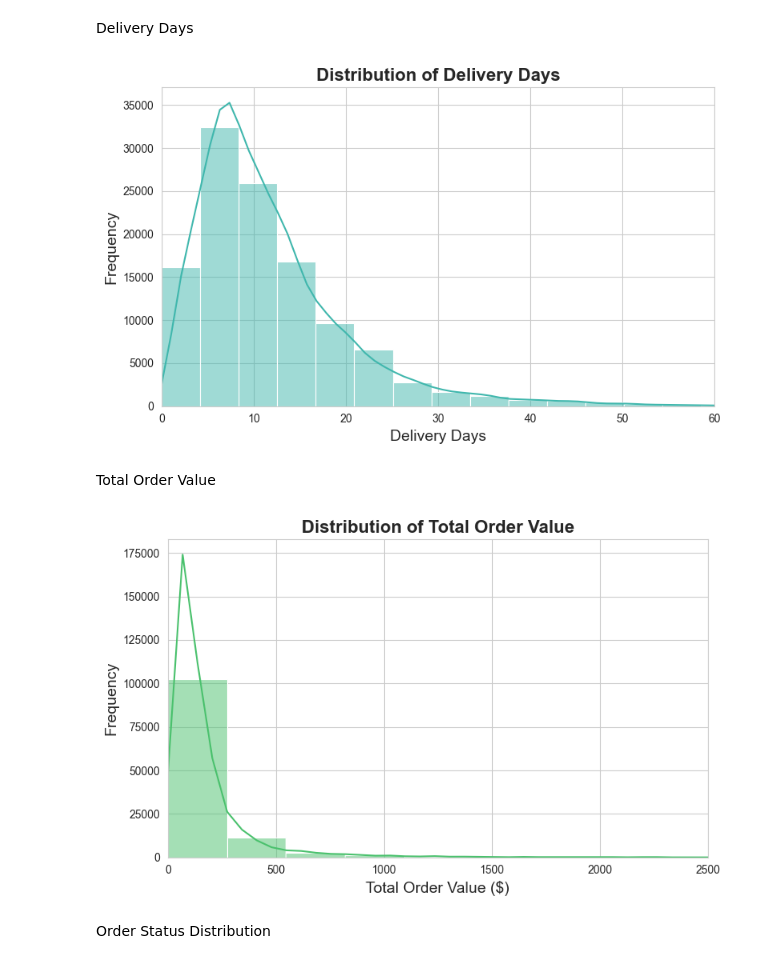
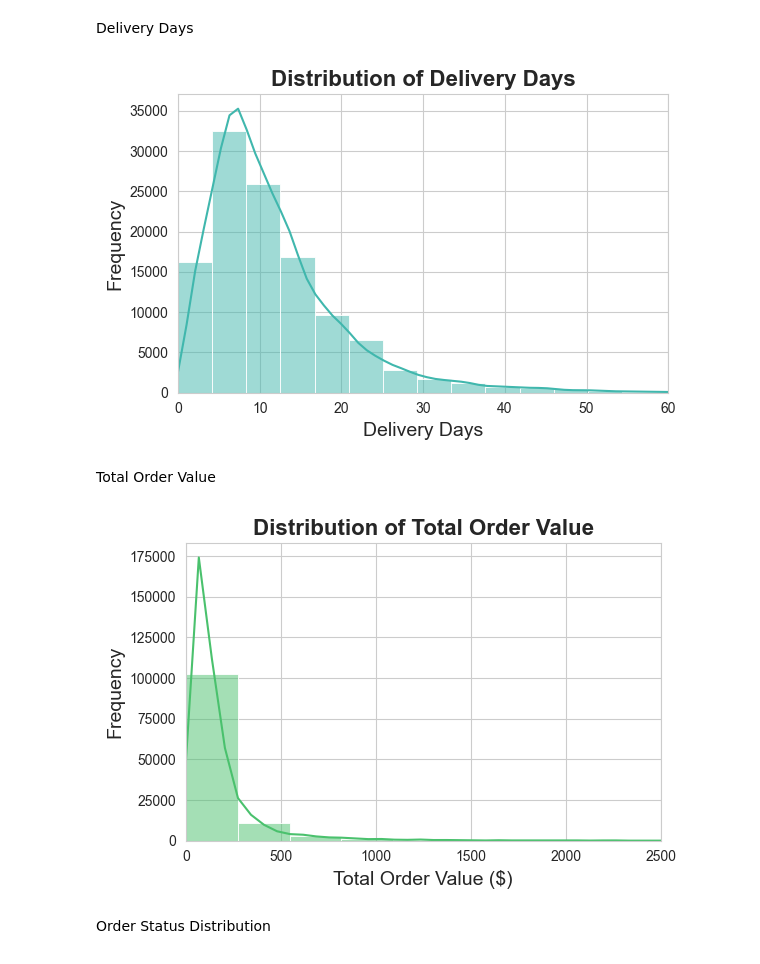
Before and after one commit to soumojit-dev/Ecommerce-Data-Analysis, a Jupyter notebook: analysis.ipynb, the cells around one changed output. Drawn from its saved outputs; the diff is of its cells as text; code cells hidden in the pictures.

```diff
--- a/analysis.ipynb
+++ b/analysis.ipynb
@@ -205,21 +205,21 @@ import seaborn as sns
 # %% [markdown]
 Delivery Days
 # %%
-plt.figure(figsize=(8, 5))
+plt.figure(figsize=(6, 4))
 sns.histplot(master['delivery_days'].dropna(), bins=50, kde=True, color=sns.color_palette("mako")[4])
 plt.title('Distribution of Delivery Days', fontsize=16, fontweight="bold")
 plt.xlabel('Delivery Days', fontsize=14)
 plt.ylabel('Frequency', fontsize=14)
 plt.xlim(0, 60)
 plt.tight_layout()
 plt.show()
 # %% [output]
-[figure, old version]
+[figure, new version]
 # %% [markdown]
 Total Order Value
 # %%
 sns.set_style("whitegrid")
-plt.figure(figsize=(8, 5))
+plt.figure(figsize=(6,4))
 sns.histplot(master['payment_value'], bins=50, kde=True, color=sns.color_palette("viridis")[4])
 plt.title('Distribution of Total Order Value', fontsize=16, fontweight="bold")
 plt.xlabel('Total Order Value ($)', fontsize=14)
@@ -228,7 +228,7 @@ plt.xlim(0, 2500)
 plt.tight_layout()
 plt.show()
 # %% [output]
-[figure, old version]
+[figure, new version]
 # %% [markdown]
 Order Status Distribution
 # %%
```
Also changed, not shown: parts of 6 cells of this notebook, 1 other file.
